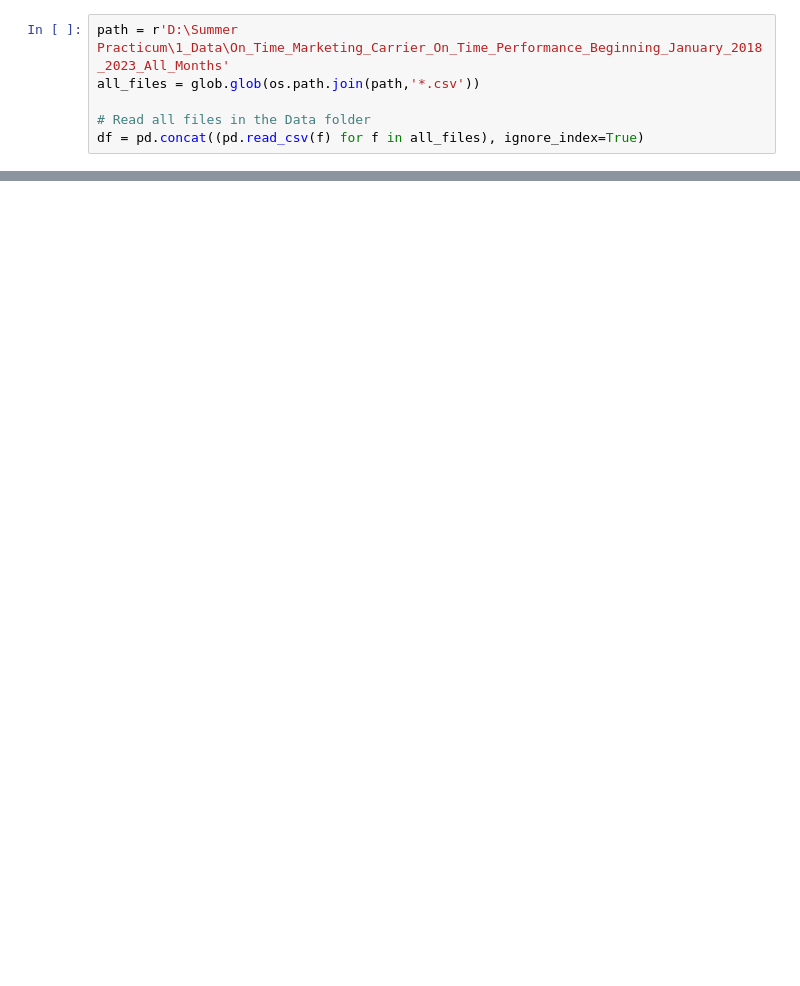
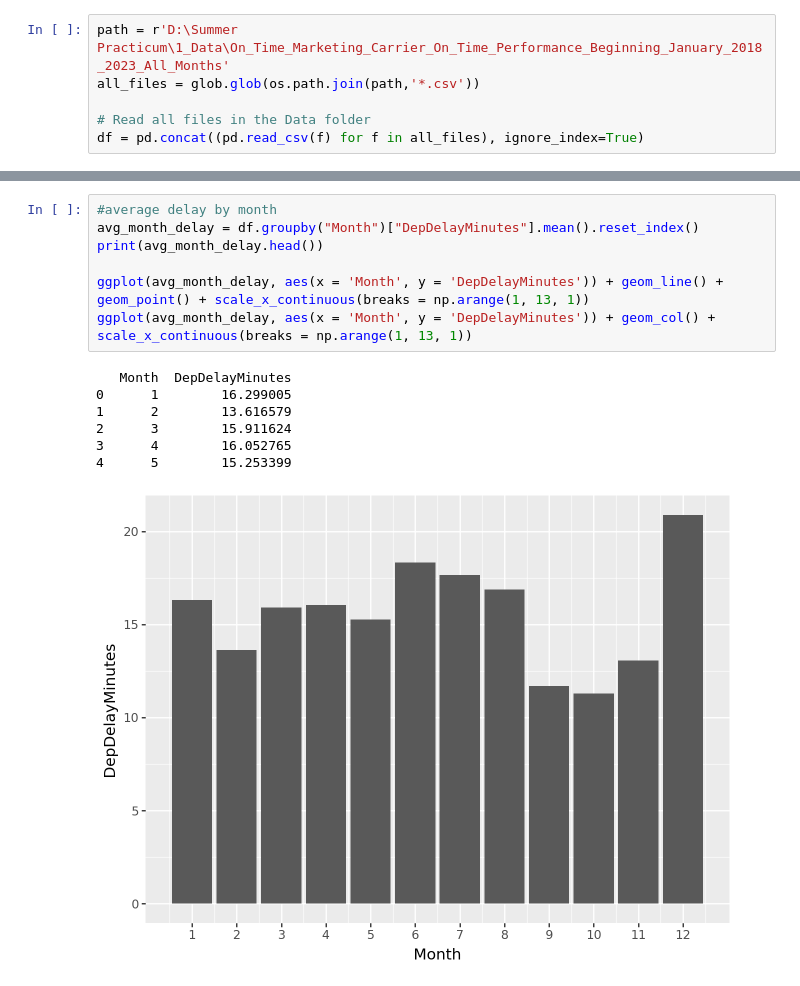
Before and after one commit to irene-zh/Summer-Practicum-25, a Jupyter notebook: 2_Code/Hannah_Ben_delays.ipynb, the cells around one changed output, grey strips where cells are left out. Saved outputs shown, nothing was run; the diff lists cells and outputs as text; blank space fills up the shorter version.

Commit message:
started working on delay graphs

```diff
--- a/2_Code/Hannah_Ben_delays.ipynb
+++ b/2_Code/Hannah_Ben_delays.ipynb
@@ -17,0 +23,15 @@ df.info()
+# %%
+#average delay by month
+avg_month_delay = df.groupby("Month")["DepDelayMinutes"].mean().reset_index()
+print(avg_month_delay.head())
+
+ggplot(avg_month_delay, aes(x = 'Month', y = 'DepDelayMinutes')) + geom_line() + geom_point() + scale_x_continuous(breaks = np.arange(1, 13, 1))
+ggplot(avg_month_delay, aes(x = 'Month', y = 'DepDelayMinutes')) + geom_col() + scale_x_continuous(breaks = np.arange(1, 13, 1))
+# %% [output]
+   Month  DepDelayMinutes
+0      1        16.299005
+1      2        13.616579
+2      3        15.911624
+3      4        16.052765
+4      5        15.253399
+[figure, added]
```
Also changed, not shown: parts of 9 cells of this notebook, 1 other file.
